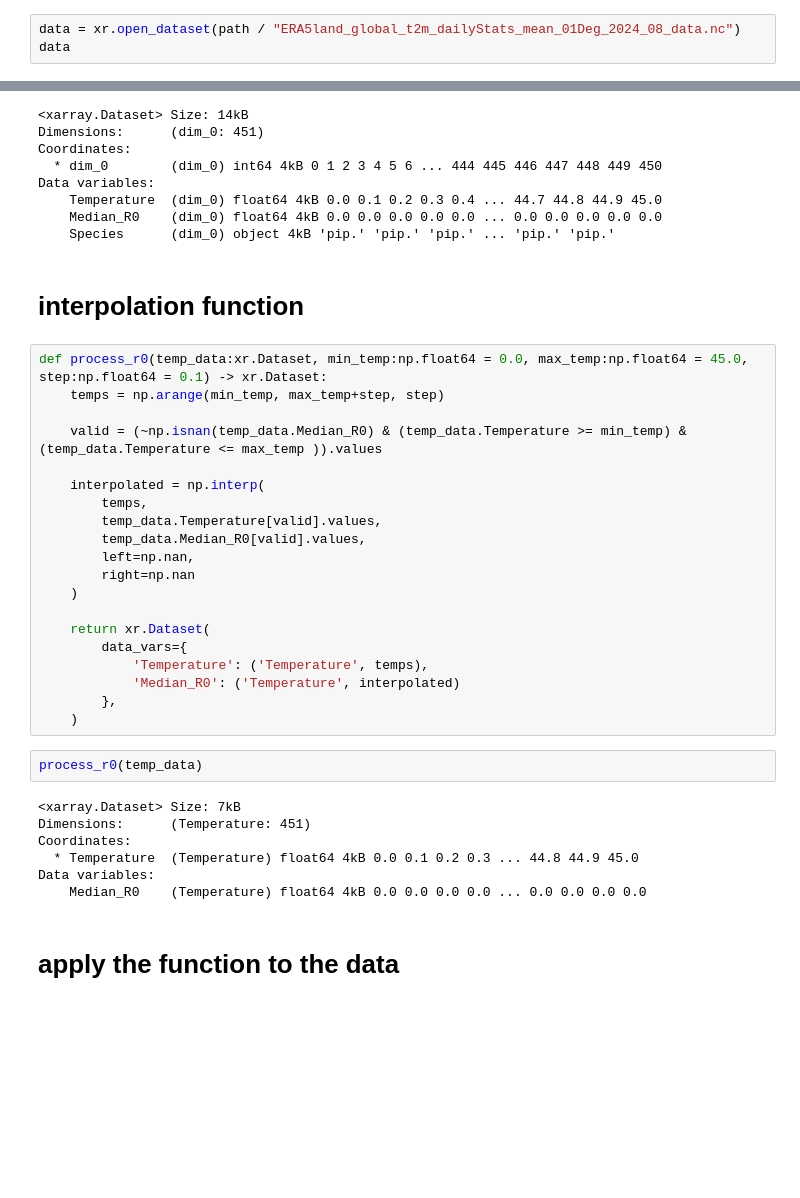
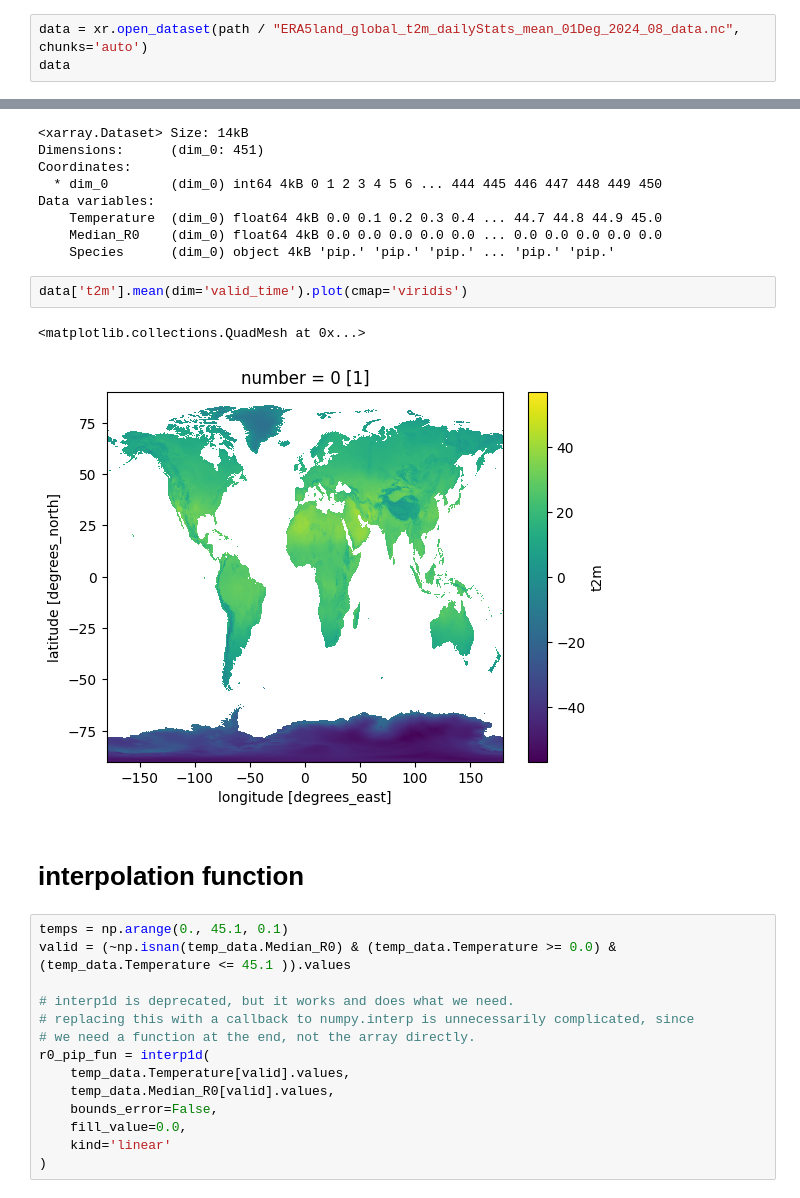
Before and after one commit to ssciwr/onehealth-model-backend, a Jupyter notebook: notebooks/model_python.ipynb, the cells around one changed output, grey strips where cells are left out. Drawn from its saved outputs; the diff is of its cells as text; blank space fills up the shorter version.

Commit message:
work on making interpolation work  like in R and on getting eurostats data

```diff
--- a/notebooks/model_python.ipynb
+++ b/notebooks/model_python.ipynb
@@ -14,6 +15,6 @@ PosixPath('/home/hmack/Development/onehealth-model-backend/data/in')
 # %% [markdown]
 # get data
 # %%
-data = xr.open_dataset(path / "ERA5land_global_t2m_dailyStats_mean_01Deg_2024_08_data.nc")
+data = xr.open_dataset(path / "ERA5land_global_t2m_dailyStats_mean_01Deg_2024_08_data.nc", chunks='auto')
 data
 # %% [output]
@@ -45,36 +65,24 @@ Data variables:
     Temperature  (dim_0) float64 4kB 0.0 0.1 0.2 0.3 0.4 ... 44.7 44.8 44.9 45.0
     Median_R0    (dim_0) float64 4kB 0.0 0.0 0.0 0.0 0.0 ... 0.0 0.0 0.0 0.0 0.0
     Species      (dim_0) object 4kB 'pip.' 'pip.' 'pip.' ... 'pip.' 'pip.'
+# %%
+data['t2m'].mean(dim='valid_time').plot(cmap='viridis')
+# %% [output]
+<matplotlib.collections.QuadMesh at 0x...>
+[figure, added]
 # %% [markdown]
 # interpolation function
-# %%
-def process_r0(temp_data:xr.Dataset, min_temp:np.float64 = 0.0, max_temp:np.float64 = 45.0, step:np.float64 = 0.1) -> xr.Dataset:
-    temps = np.arange(min_temp, max_temp+step, step)
-
-    valid = (~np.isnan(temp_data.Median_R0) & (temp_data.Temperature >= min_temp) & (temp_data.Temperature <= max_temp )).values
-
-    interpolated = np.interp(
-        temps,
-        temp_data.Temperature[valid].values,
-        temp_data.Median_R0[valid].values,
-        left=np.nan,
-        right=np.nan
-    )
-
-    return xr.Dataset(
-        data_vars={
-            'Temperature': ('Temperature', temps),
-            'Median_R0': ('Temperature', interpolated)
-        },
-    )
-# %%
-process_r0(temp_data)
-# %% [output]
-<xarray.Dataset> Size: 7kB
-Dimensions:      (Temperature: 451)
-Coordinates:
-  * Temperature  (Temperature) float64 4kB 0.0 0.1 0.2 0.3 ... 44.8 44.9 45.0
-Data variables:
-    Median_R0    (Temperature) float64 4kB 0.0 0.0 0.0 0.0 ... 0.0 0.0 0.0 0.0
-# %% [markdown]
-# apply the function to the data
+# %%
+temps = np.arange(0., 45.1, 0.1)
+valid = (~np.isnan(temp_data.Median_R0) & (temp_data.Temperature >= 0.0) & (temp_data.Temperature <= 45.1 )).values
+
+# interp1d is deprecated, but it works and does what we need.
+# replacing this with a callback to numpy.interp is unnecessarily complicated, since
+# we need a function at the end, not the array directly.
+r0_pip_fun = interp1d(
+    temp_data.Temperature[valid].values,
+    temp_data.Median_R0[valid].values,
+    bounds_error=False,
+    fill_value=0.0,
+    kind='linear'
+)
```
Also changed, not shown: parts of 11 cells of this notebook, 1 other file.
